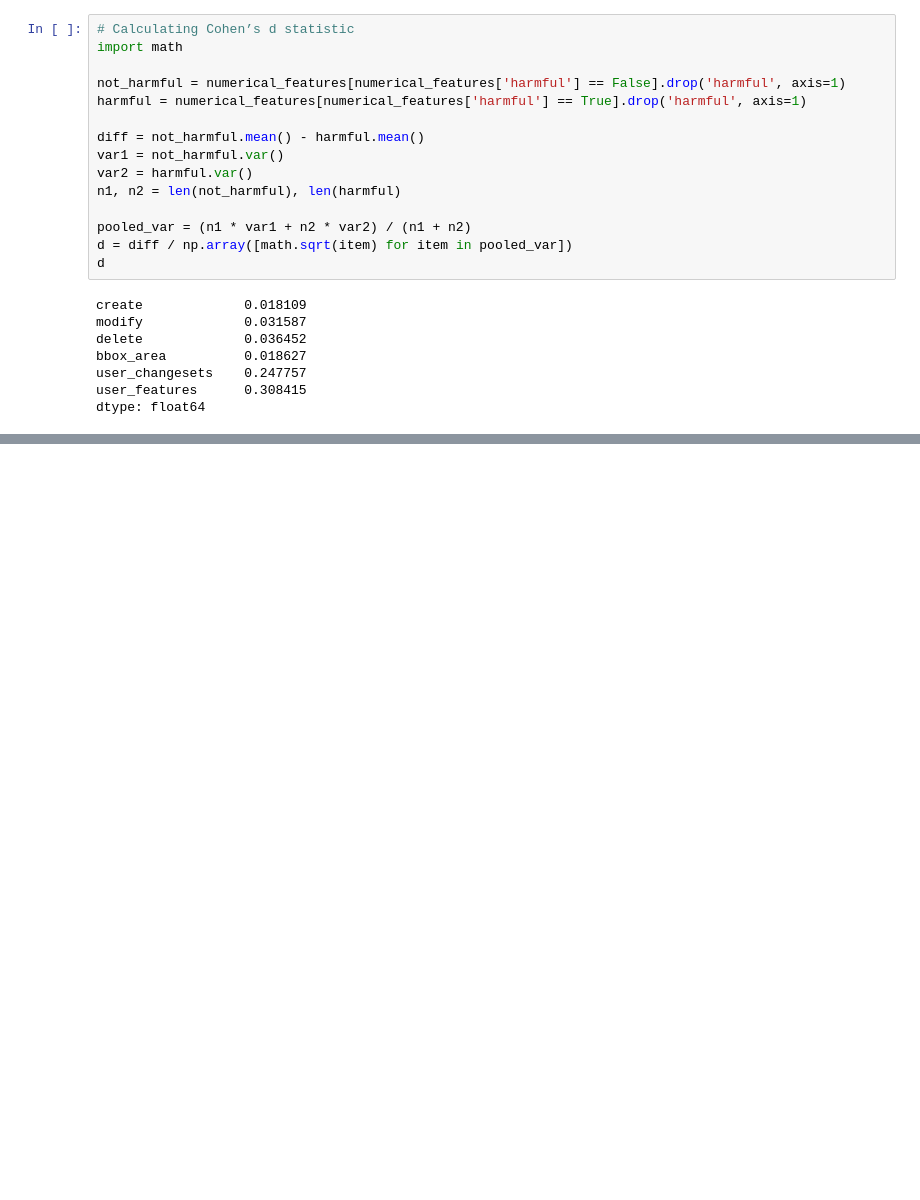
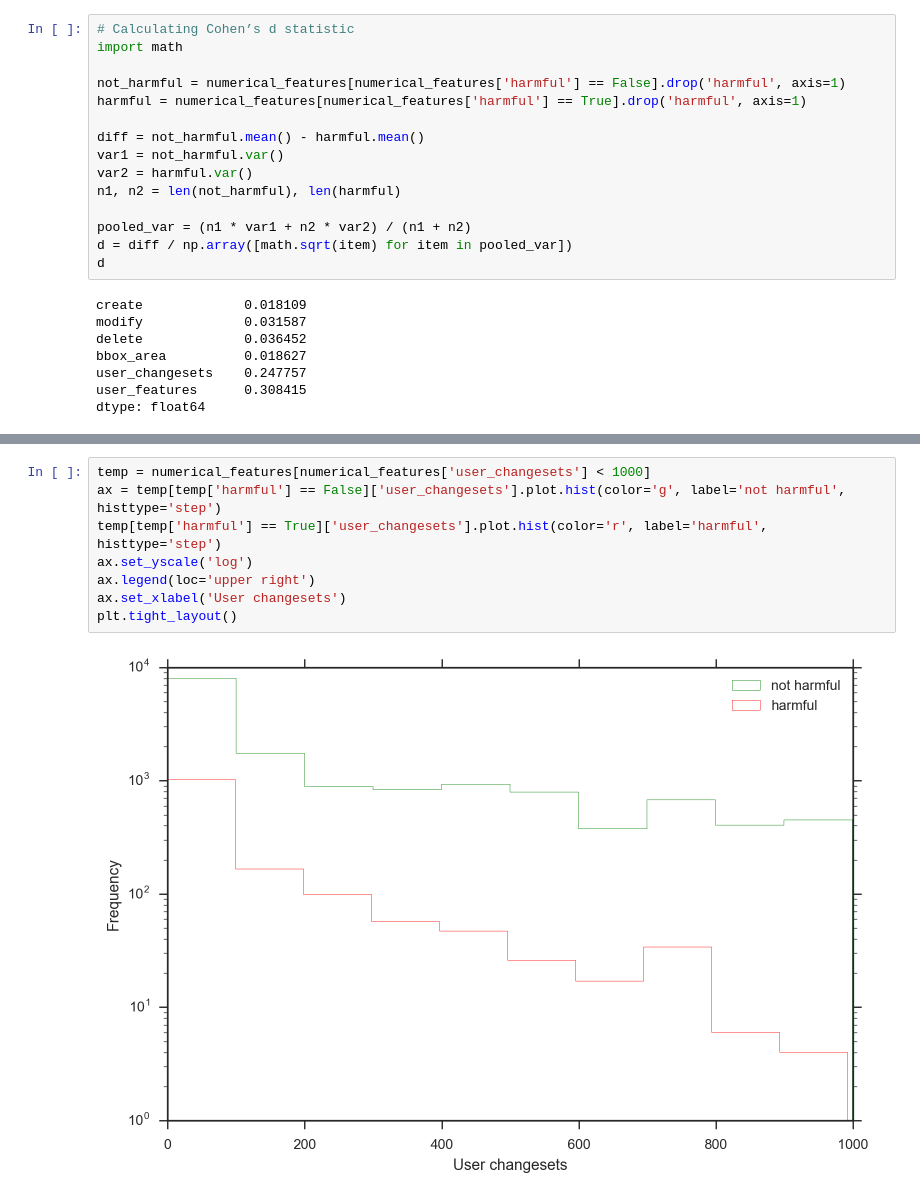
Before and after one commit to matiskay/gabbar, a Jupyter notebook: notebooks/Exploratory data analysis.ipynb, the cells around one changed output, grey strips where cells are left out. Drawn from its saved outputs; the diff is of its cells as text; blank space fills up the shorter version.

```diff
--- a/notebooks/Exploratory data analysis.ipynb
+++ b/notebooks/Exploratory data analysis.ipynb
@@ -241,0 +269,10 @@ dtype: float64
+# %%
+temp = numerical_features[numerical_features['user_changesets'] < 1000]
+ax = temp[temp['harmful'] == False]['user_changesets'].plot.hist(color='g', label='not harmful', histtype='step')
+temp[temp['harmful'] == True]['user_changesets'].plot.hist(color='r', label='harmful', histtype='step')
+ax.set_yscale('log')
+ax.legend(loc='upper right')
+ax.set_xlabel('User changesets')
+plt.tight_layout()
+# %% [output]
+[figure, added]
```
Also changed, not shown: parts of 20 cells of this notebook.
